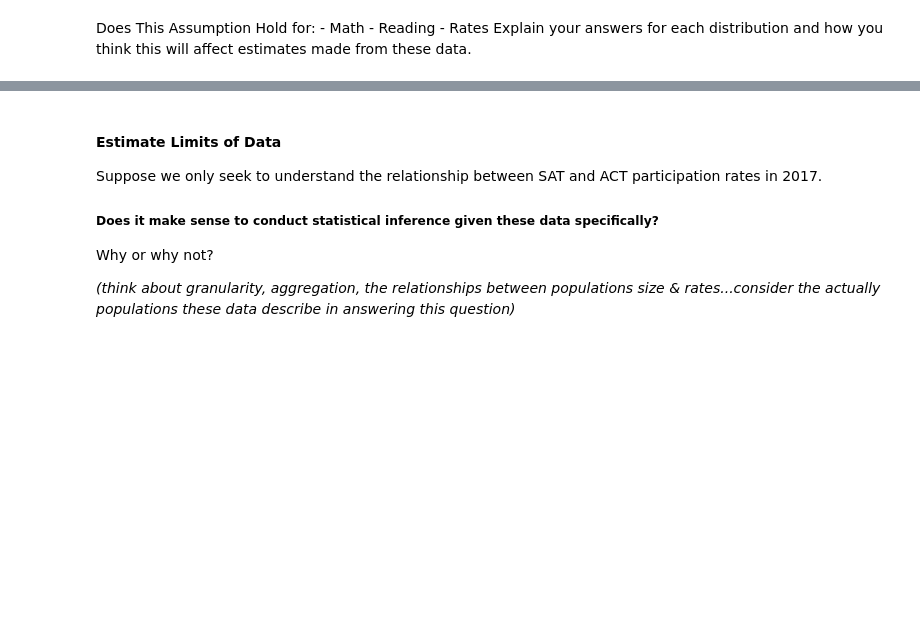
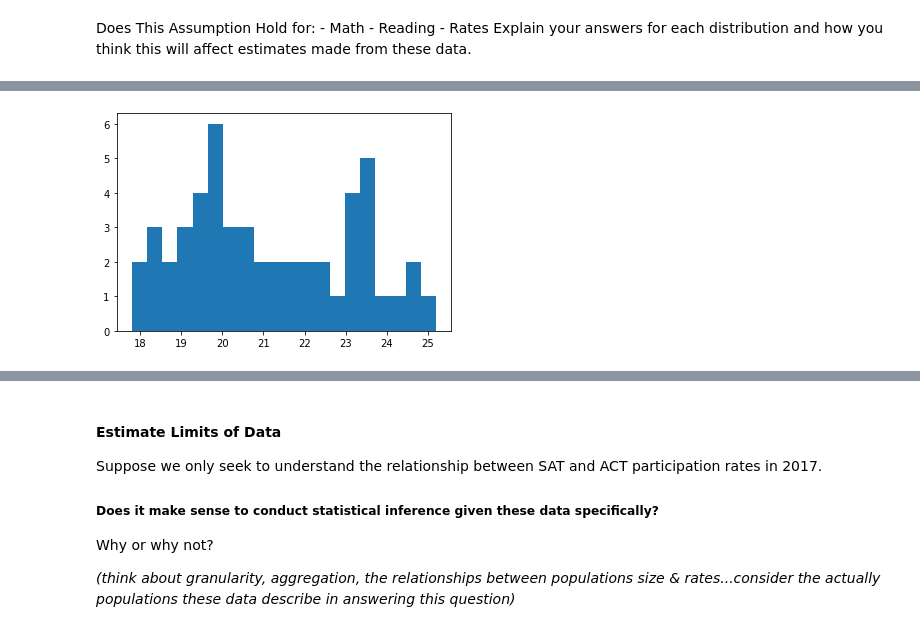
Before and after one commit to makkwokfai/dsiprojects, a Jupyter notebook: project_1/code/SAT & ACT Analysis.ipynb, the cells around one changed output, grey strips where cells are left out. Cells and saved outputs as stored; diff of their text form; code cells hidden in the pictures; blank space fills up the shorter version.

```diff
--- a/project_1/code/SAT & ACT Analysis.ipynb
+++ b/project_1/code/SAT & ACT Analysis.ipynb
@@ -1329,0 +1353,5 @@ Answer:
+# %%
+# Checking the ACT math result in 2018
+plt.hist(final.act_math_2018,bins = 20);
+# %% [output]
+[figure, added]
```
Also changed, not shown: parts of 34 cells of this notebook, 1 other file.
